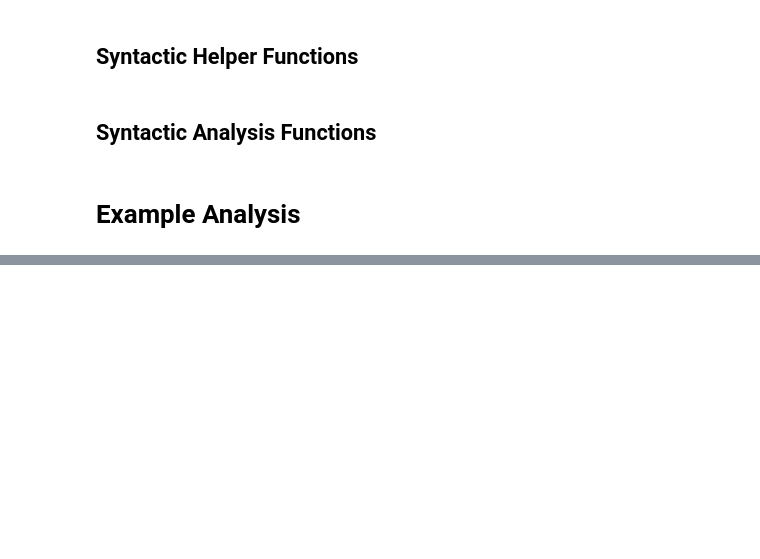
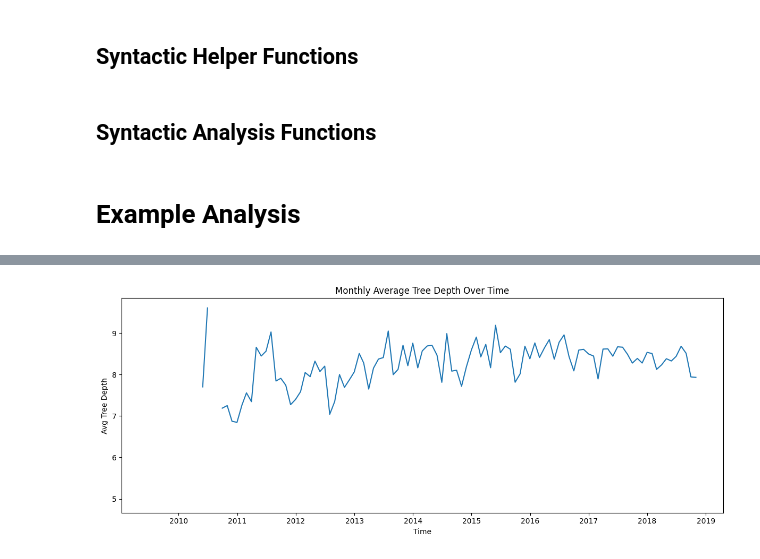
Before and after one commit to nickvick04/ORFE-Thesis, a Jupyter notebook: ExampleAnalysis.ipynb, the cells around one changed output, grey strips where cells are left out. Cells and saved outputs as stored; diff of their text form; code cells hidden in the pictures; blank space fills up the shorter version.

```diff
--- a/ExampleAnalysis.ipynb
+++ b/ExampleAnalysis.ipynb
@@ -374,0 +398,10 @@ plt.show()
+# %%
+plt.figure(figsize=(12, 5))
+plt.plot(monthly_metrics.index, monthly_metrics['avg_tree_depth'], label='Average Tree Depth')
+plt.title('Monthly Average Tree Depth Over Time')
+plt.xlabel('Time')
+plt.ylabel('Avg Tree Depth')
+plt.tight_layout()
+plt.show()
+# %% [output]
+[figure, added]
```
Also changed, not shown: parts of 5 cells of this notebook.
